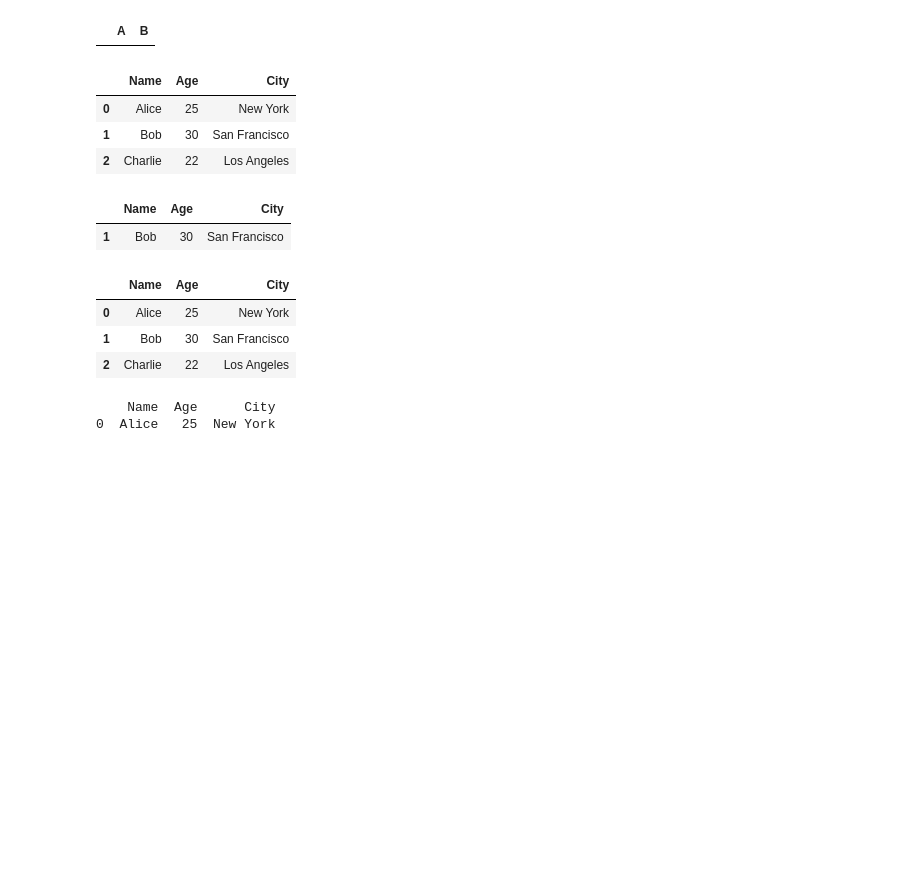
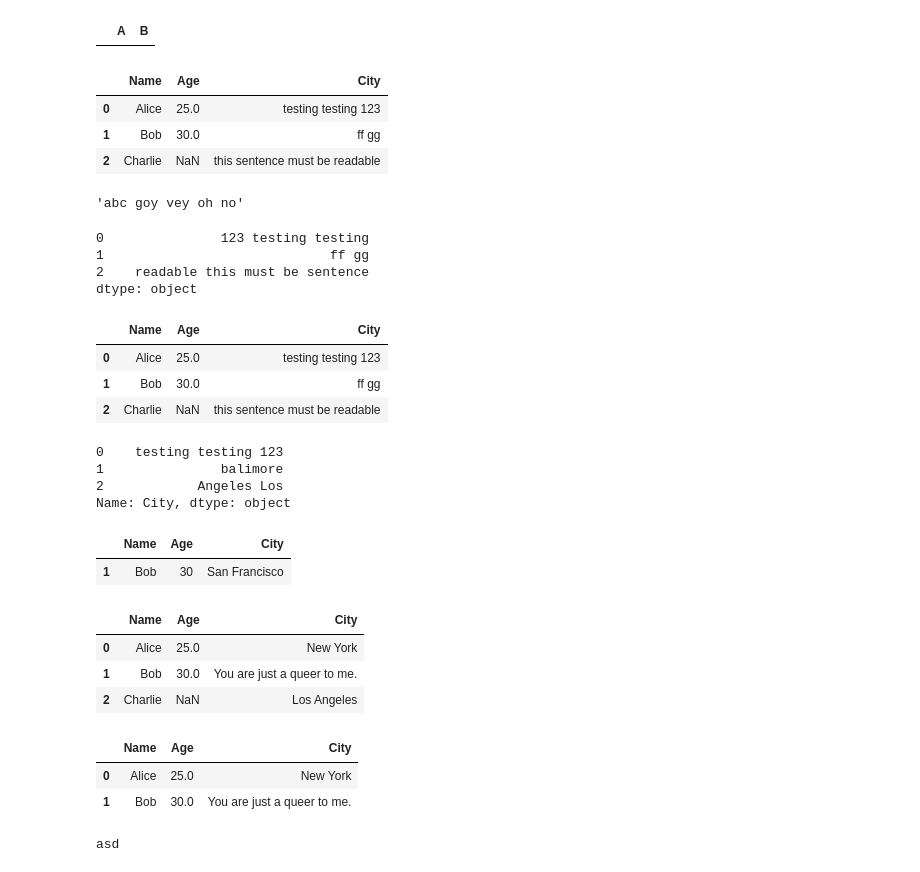
Before and after one commit to Kevy69/deep-machine-learning, a Jupyter notebook: Project/testing.ipynb, the cells around one changed output. Saved outputs shown, nothing was run; the diff lists cells and outputs as text; code cells hidden in the pictures; blank space fills up the shorter version.

```diff
--- a/Project/testing.ipynb
+++ b/Project/testing.ipynb
@@ -278,20 +278,61 @@ new_df
 |  | A | B |
 # %%
 import pandas as pd
+from random import sample
 
 # Create a sample DataFrame
 data = {'Name': ['Alice', 'Bob', 'Charlie'],
-        'Age': [25, 30, 22],
-        'City': ['New York', 'San Francisco', 'Los Angeles']}
+        'Age': [25, 30, None],
+        'City': ['testing testing 123', 'ff gg', 'this sentence must be readable']}
 
 df = pd.DataFrame(data)
 
 df
 # %% [output]
 |  | Name | Age | City |
-| 0 | Alice | 25 | New York |
-| 1 | Bob | 30 | San Francisco |
-| 2 | Charlie | 22 | Los Angeles |
+| 0 | Alice | 25.0 | testing testing 123 |
+| 1 | Bob | 30.0 | ff gg |
+| 2 | Charlie | NaN | this sentence must be readable |
+# %%
+test = ['abc', 'goy vey', 'oh no']
+test = ' '.join(sample(test, len(test)))
+test
+# %% [output]
+'abc goy vey oh no'
+# %%
+
+def update_gender(row):
+    words = row['City'].split(' ')
+
+    return ' '.join(sample(words, len(words)))
+
+
+# Assuming 'gender' and 'text' are columns in your DataFrame
+test = df.apply(update_gender, axis=1)
+
+test
+# %% [output]
+0               123 testing testing
+1                             ff gg
+2    readable this must be sentence
+dtype: object
+# %%
+df.drop()
+# %% [output]
+|  | Name | Age | City |
+| 0 | Alice | 25.0 | testing testing 123 |
+| 1 | Bob | 30.0 | ff gg |
+| 2 | Charlie | NaN | this sentence must be readable |
+# %%
+
+# Use a lambda function to shuffle words in the 'City' column
+new_data = df['City'].apply(lambda x: ' '.join(sample(x.split(), len(x.split()))))
+new_data
+# %% [output]
+0    testing testing 123
+1               balimore
+2            Angeles Los
+Name: City, dtype: object
 # %%
 # Define the column you want to check and the value you are looking for
 column_to_check = 'City'
@@ -308,13 +349,19 @@ result
 df
 # %% [output]
 |  | Name | Age | City |
-| 0 | Alice | 25 | New York |
-| 1 | Bob | 30 | San Francisco |
-| 2 | Charlie | 22 | Los Angeles |
+| 0 | Alice | 25.0 | New York |
+| 1 | Bob | 30.0 | You are just a queer to me. |
+| 2 | Charlie | NaN | Los Angeles |
+# %%
+df.dropna()
+# %% [output]
+|  | Name | Age | City |
+| 0 | Alice | 25.0 | New York |
+| 1 | Bob | 30.0 | You are just a queer to me. |
 # %%
-# Alternatively, you can use the DataFrame.query() method to achieve the same result more efficiently
-result = df.query(f"City == 'New York'")
-print(result)
+# Loop over all rows and check if the specified column has the desired value
+for index, row in df.iterrows():
+    if 'just' in row['City'].split(' '):
+        print("asd")
 # %% [output]
-    Name  Age      City
-0  Alice   25  New York
+asd
```
Also changed, not shown: 1 other file.
